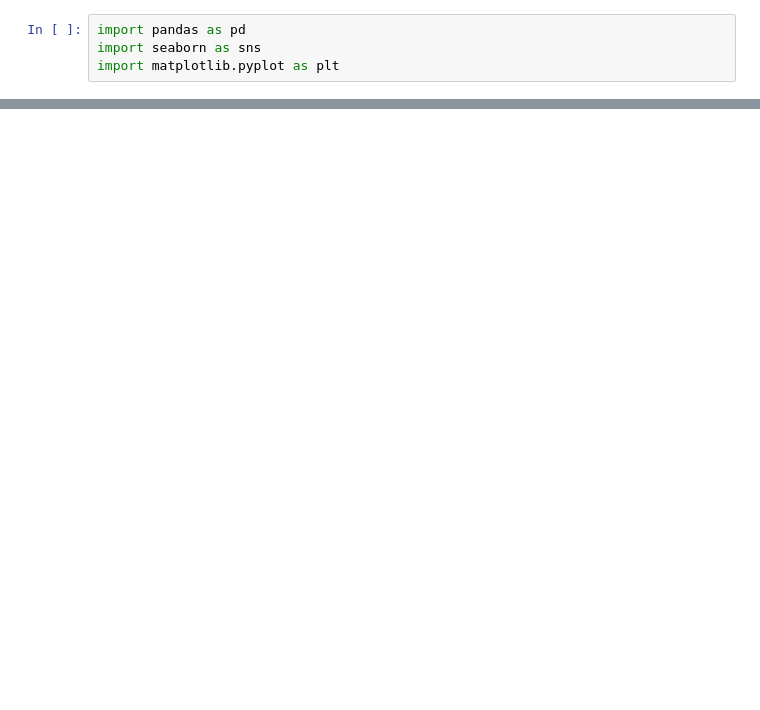
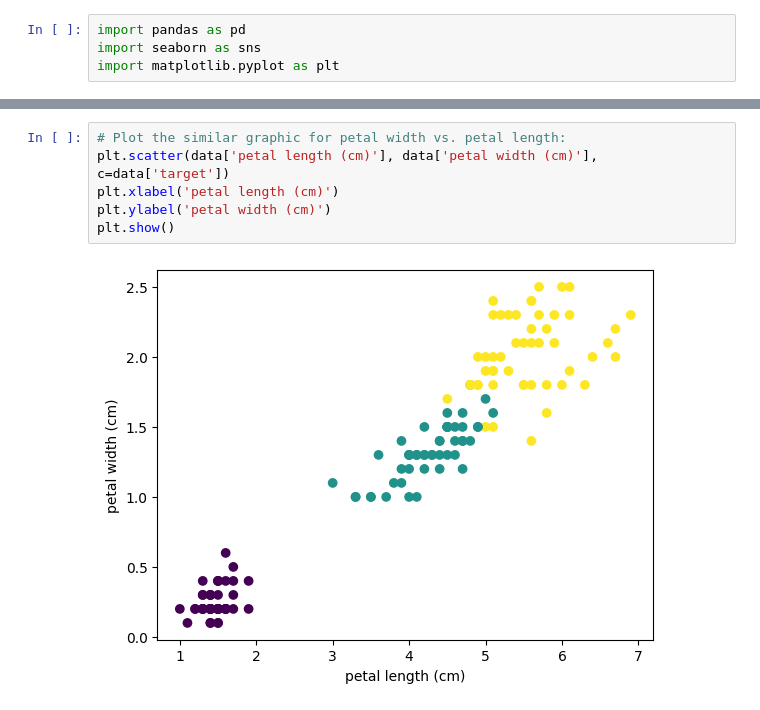
Before and after one commit to deltaryss/Sujet2-pythonFrameIA, a Jupyter notebook: Sujet1_MARTEL_Esteban_BLANC_Lucas.ipynb, the cells around one changed output, grey strips where cells are left out. Drawn from its saved outputs; the diff is of its cells as text; blank space fills up the shorter version.

```diff
--- a/Sujet1_MARTEL_Esteban_BLANC_Lucas.ipynb
+++ b/Sujet1_MARTEL_Esteban_BLANC_Lucas.ipynb
@@ -35,0 +46,8 @@ plt.show()
+# %%
+# Plot the similar graphic for petal width vs. petal length:
+plt.scatter(data['petal length (cm)'], data['petal width (cm)'], c=data['target'])
+plt.xlabel('petal length (cm)')
+plt.ylabel('petal width (cm)')
+plt.show()
+# %% [output]
+[figure, added]
```
Also changed, not shown: parts of 6 cells of this notebook.
